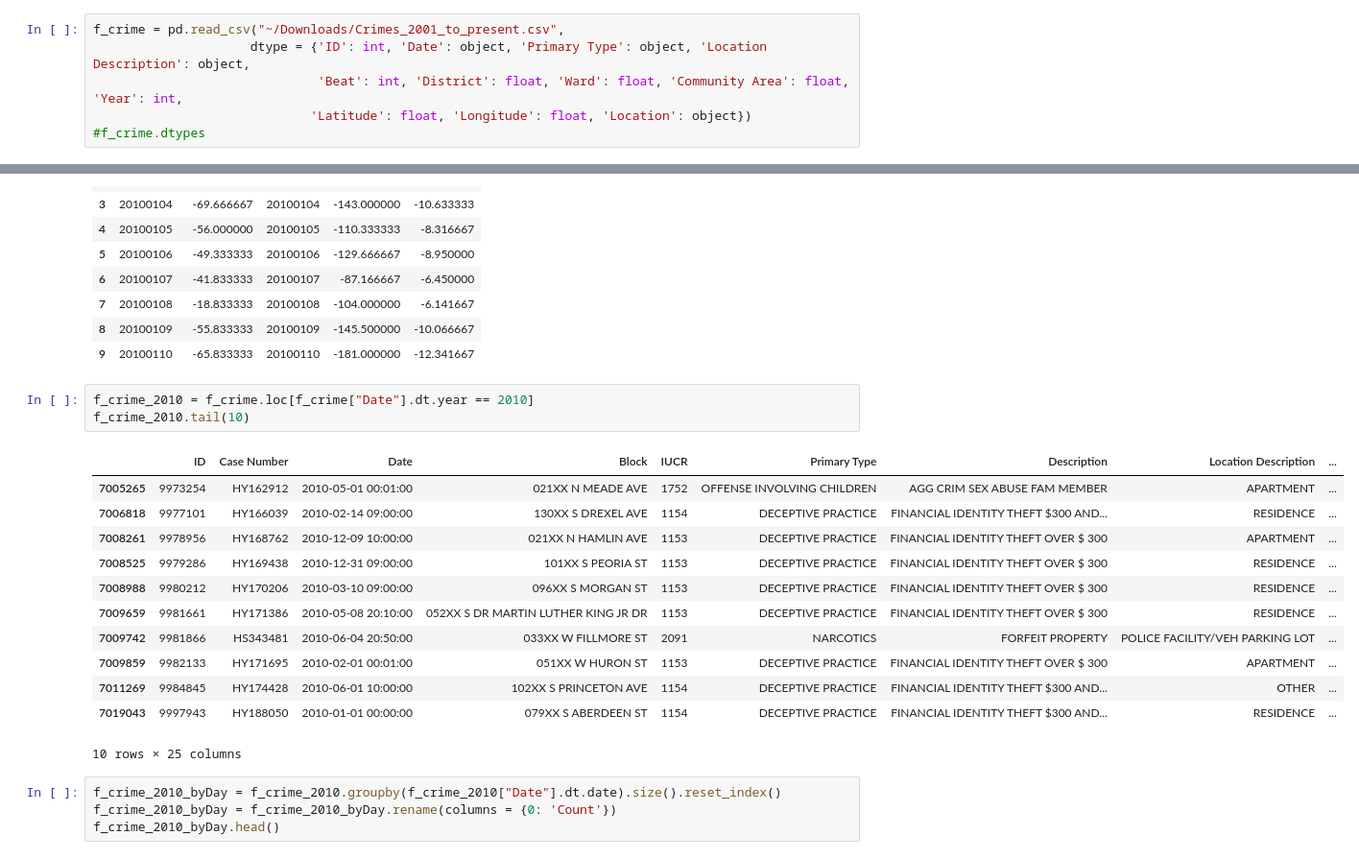
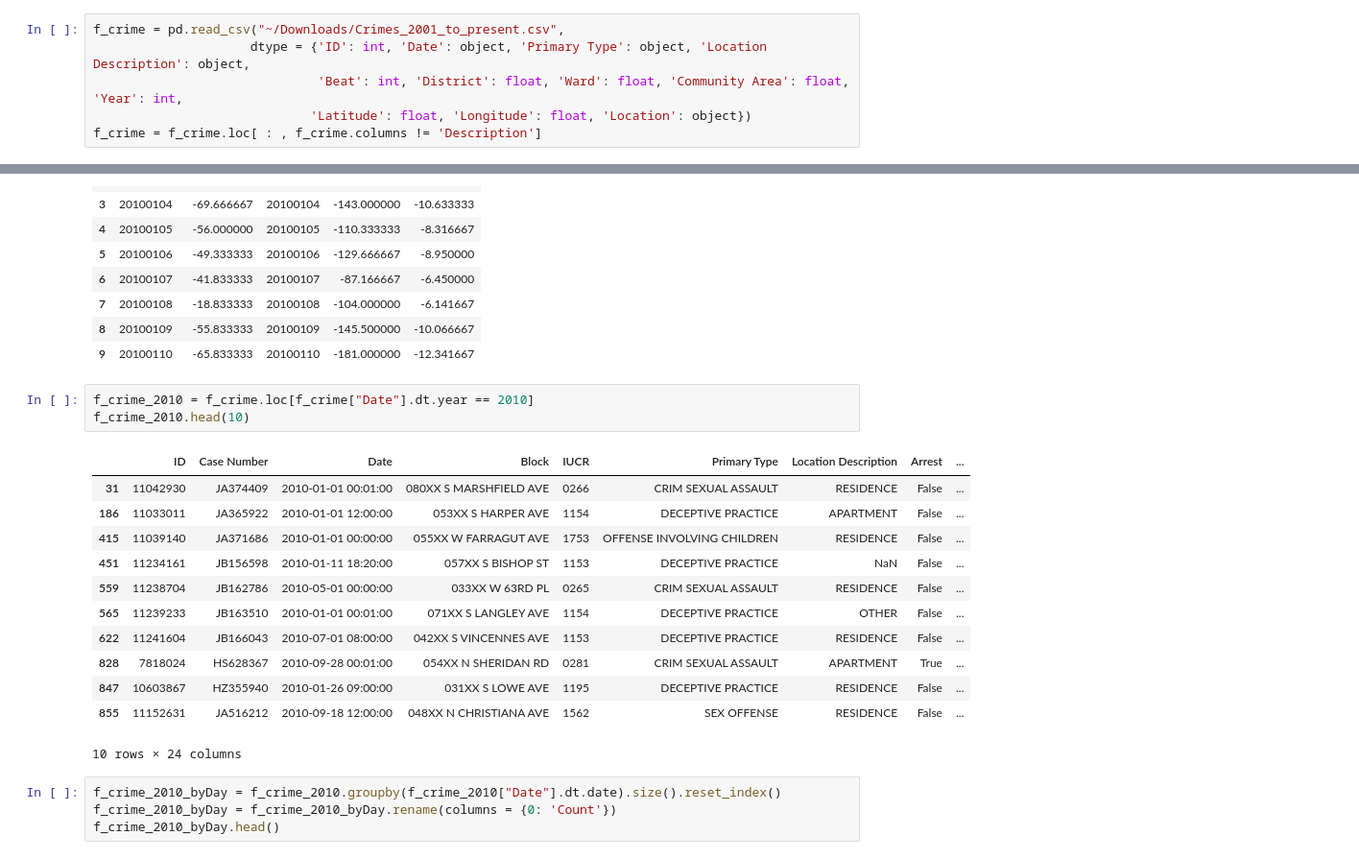
Before and after one commit to b02209015/chicago_crime_analysis, a Jupyter notebook: chicago_crime_analysis.ipynb, the cells around one changed output, grey strips where cells are left out. Shown: that part at 96% size. Cells and saved outputs as stored; diff of their text form.

```diff
--- a/chicago_crime_analysis.ipynb
+++ b/chicago_crime_analysis.ipynb
@@ -16,7 +16,7 @@ f_crime = pd.read_csv("~/Downloads/Crimes_2001_to_present.csv",
                      dtype = {'ID': int, 'Date': object, 'Primary Type': object, 'Location Description': object,
                               'Beat': int, 'District': float, 'Ward': float, 'Community Area': float, 'Year': int,
                              'Latitude': float, 'Longitude': float, 'Location': object})
-#f_crime.dtypes
+f_crime = f_crime.loc[ : , f_crime.columns != 'Description']
 # %%
 f_crime["Date"] = pd.to_datetime(f_crime["Date"])
 # %%
@@ -367,20 +367,20 @@ f_wt_temp.head(10)
 | 9 | 20100110 | -65.833333 | 20100110 | -181.000000 | -12.341667 |
 # %%
 f_crime_2010 = f_crime.loc[f_crime["Date"].dt.year == 2010]
-f_crime_2010.tail(10)
+f_crime_2010.head(10)
 # %% [output]
-|  | ID | Case Number | Date | Block | IUCR | Primary Type | Description | Location Description | ... |
-| 7005265 | 9973254 | HY162912 | 2010-05-01 00:01:00 | 021XX N MEADE AVE | 1752 | OFFENSE INVOLVING CHILDREN | AGG CRIM SEX ABUSE FAM MEMBER | APARTMENT | ... |
-| 7006818 | 9977101 | HY166039 | 2010-02-14 09:00:00 | 130XX S DREXEL AVE | 1154 | DECEPTIVE PRACTICE | FINANCIAL IDENTITY THEFT $300 AND... | RESIDENCE | ... |
-| 7008261 | 9978956 | HY168762 | 2010-12-09 10:00:00 | 021XX N HAMLIN AVE | 1153 | DECEPTIVE PRACTICE | FINANCIAL IDENTITY THEFT OVER $ 300 | APARTMENT | ... |
-| 7008525 | 9979286 | HY169438 | 2010-12-31 09:00:00 | 101XX S PEORIA ST | 1153 | DECEPTIVE PRACTICE | FINANCIAL IDENTITY THEFT OVER $ 300 | RESIDENCE | ... |
-| 7008988 | 9980212 | HY170206 | 2010-03-10 09:00:00 | 096XX S MORGAN ST | 1153 | DECEPTIVE PRACTICE | FINANCIAL IDENTITY THEFT OVER $ 300 | RESIDENCE | ... |
-| 7009659 | 9981661 | HY171386 | 2010-05-08 20:10:00 | 052XX S DR MARTIN LUTHER KING JR DR | 1153 | DECEPTIVE PRACTICE | FINANCIAL IDENTITY THEFT OVER $ 300 | RESIDENCE | ... |
-| 7009742 | 9981866 | HS343481 | 2010-06-04 20:50:00 | 033XX W FILLMORE ST | 2091 | NARCOTICS | FORFEIT PROPERTY | POLICE FACILITY/VEH PARKING LOT | ... |
-| 7009859 | 9982133 | HY171695 | 2010-02-01 00:01:00 | 051XX W HURON ST | 1153 | DECEPTIVE PRACTICE | FINANCIAL IDENTITY THEFT OVER $ 300 | APARTMENT | ... |
-| 7011269 | 9984845 | HY174428 | 2010-06-01 10:00:00 | 102XX S PRINCETON AVE | 1154 | DECEPTIVE PRACTICE | FINANCIAL IDENTITY THEFT $300 AND... | OTHER | ... |
-| 7019043 | 9997943 | HY188050 | 2010-01-01 00:00:00 | 079XX S ABERDEEN ST | 1154 | DECEPTIVE PRACTICE | FINANCIAL IDENTITY THEFT $300 AND... | RESIDENCE | ... |
+|  | ID | Case Number | Date | Block | IUCR | Primary Type | Location Description | Arrest | ... |
+| 31 | 11042930 | JA374409 | 2010-01-01 00:01:00 | 080XX S MARSHFIELD AVE | 0266 | CRIM SEXUAL ASSAULT | RESIDENCE | False | ... |
+| 186 | 11033011 | JA365922 | 2010-01-01 12:00:00 | 053XX S HARPER AVE | 1154 | DECEPTIVE PRACTICE | APARTMENT | False | ... |
+| 415 | 11039140 | JA371686 | 2010-01-01 00:00:00 | 055XX W FARRAGUT AVE | 1753 | OFFENSE INVOLVING CHILDREN | RESIDENCE | False | ... |
+| 451 | 11234161 | JB156598 | 2010-01-11 18:20:00 | 057XX S BISHOP ST | 1153 | DECEPTIVE PRACTICE | NaN | False | ... |
+| 559 | 11238704 | JB162786 | 2010-05-01 00:00:00 | 033XX W 63RD PL | 0265 | CRIM SEXUAL ASSAULT | RESIDENCE | False | ... |
+| 565 | 11239233 | JB163510 | 2010-01-01 00:01:00 | 071XX S LANGLEY AVE | 1154 | DECEPTIVE PRACTICE | OTHER | False | ... |
+| 622 | 11241604 | JB166043 | 2010-07-01 08:00:00 | 042XX S VINCENNES AVE | 1153 | DECEPTIVE PRACTICE | RESIDENCE | False | ... |
+| 828 | 7818024 | HS628367 | 2010-09-28 00:01:00 | 054XX N SHERIDAN RD | 0281 | CRIM SEXUAL ASSAULT | APARTMENT | True | ... |
+| 847 | 10603867 | HZ355940 | 2010-01-26 09:00:00 | 031XX S LOWE AVE | 1195 | DECEPTIVE PRACTICE | RESIDENCE | False | ... |
+| 855 | 11152631 | JA516212 | 2010-09-18 12:00:00 | 048XX N CHRISTIANA AVE | 1562 | SEX OFFENSE | RESIDENCE | False | ... |
-10 rows × 25 columns
+10 rows × 24 columns
 # %%
 f_crime_2010_byDay = f_crime_2010.groupby(f_crime_2010["Date"].dt.date).size().reset_index()
 f_crime_2010_byDay = f_crime_2010_byDay.rename(columns = {0: 'Count'})
```
Also changed, not shown: parts of 3 cells of this notebook.
